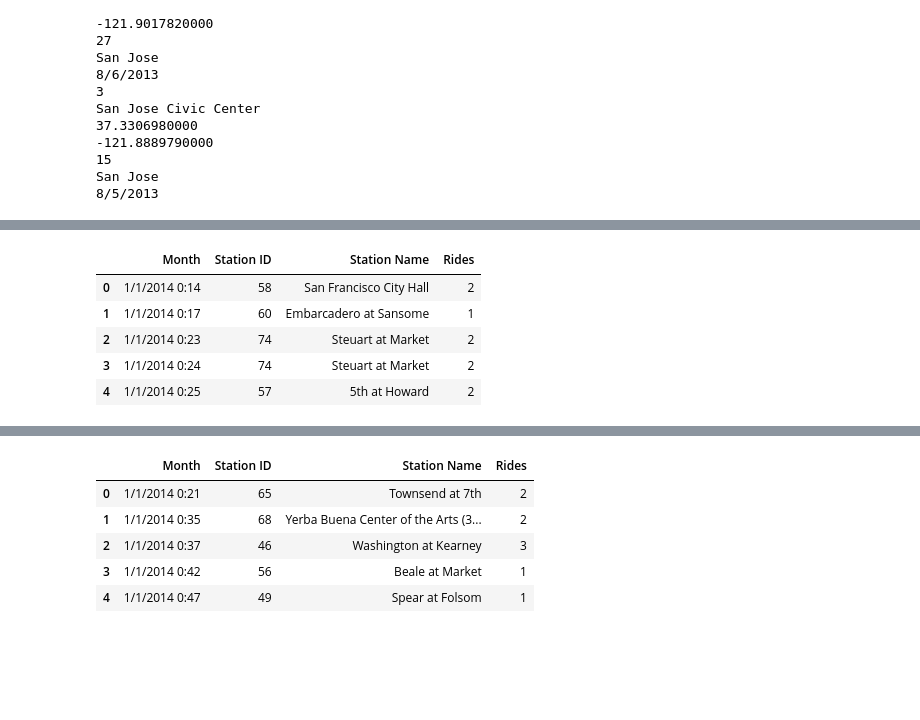
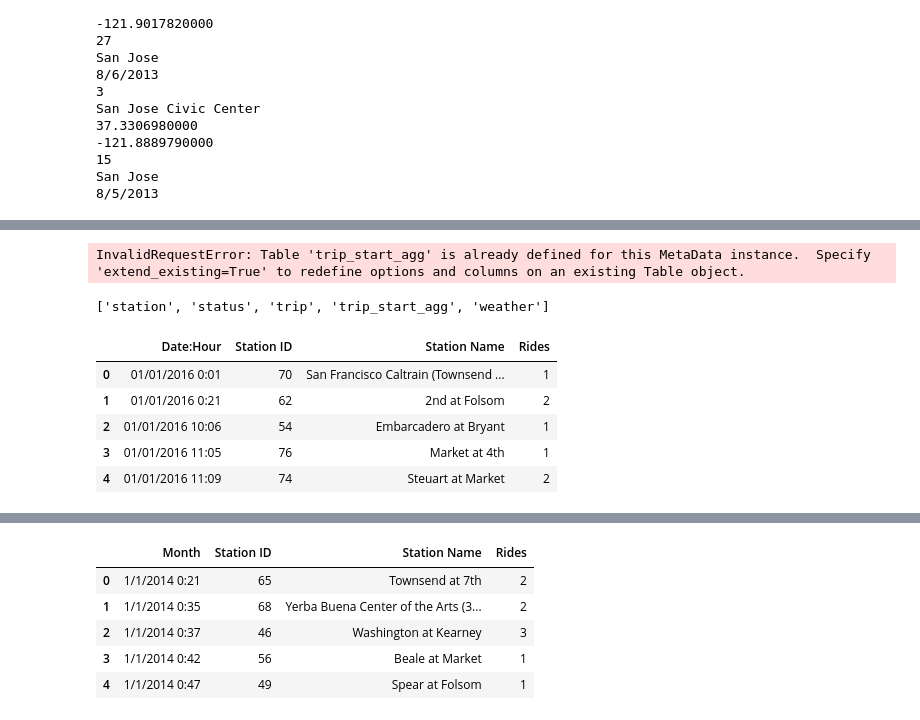
Before and after one commit to irakliintskirveli/Final_Project, a Jupyter notebook: bike_sharE_data.ipynb, the cells around one changed output, grey strips where cells are left out. Saved outputs shown, nothing was run; the diff lists cells and outputs as text; code cells hidden in the pictures; blank space fills up the shorter version.

```diff
--- a/bike_sharE_data.ipynb
+++ b/bike_sharE_data.ipynb
@@ -13,0 +40,9 @@ from sqlalchemy.ext.declarative import declarative_base
+# %%
+#filtering data for 2015-09-01
+mask = (tripfulldf['start_date'] > '2015-09-01')
+tripfulldf = tripfulldf.sort_values(by='start_date')
+tripPartialdf = tripfulldf.loc[mask]
+
+#checking earliest and latest date in file
+print(tripPartialdf.start_date.min())
+print(tripPartialdf.start_date.max())
@@ -13,0 +52,5 @@ from sqlalchemy.ext.declarative import declarative_base
+# %%
+#changing new trip file's date time to match datetime in sqlite table
+tripPartialdf['start_date'] = tripPartialdf['start_date'].dt.strftime('%m/%d/%Y %-H:%M')
+tripPartialdf['end_date'] = tripPartialdf['end_date'].dt.strftime('%m/%d/%Y %-H:%M')
+tripPartialdf.head()
@@ -138,0 +265,12 @@ Mountain View City Hall
+# %%
+# Define a Trip Start Grouped Table class
+class TripS(Base):
+    __tablename__ = "trip_start_agg"
+
+    id = Column(Integer, primary_key=True)
+    Date = Column(Text)
+    station_id = Column(Integer)
+    station_name = Column(String)
+    ride = Column(Integer)
+# %% [output]
+InvalidRequestError: Table 'trip_start_agg' is already defined for this MetaData instance.  Specify 'extend_existing=True' to redefine options and columns on an existing Table object.
@@ -139 +281,36 @@ Mountain View City Hall
+# %%
+#appending september 2015 - august 2016 trip data to trip sqlite table
+
+#Retrieving last ID in sqlite table
+#lastrow = session.query(Trip.id).order_by(Trip.id.desc()).first()
+#print(lastrow[0])
+#lastrow = lastrow[0]
+
+#count = 1
+
+for index, row in tripPartialdf.iterrows():
+
+    tripadd = Trip(id=row['trip_id'],
+                         duration=row['duration'],
+                         start_date=row["start_date"],
+                         start_station_name=row["start_station_name"],
+                         start_station_id=row["start_station_id"],
+                         end_date=row["end_date"],
+                         end_station_name=row["end_station_name"],
+                         end_station_id=row["end_station_id"],
+                         bike_id=row["bike_number"],
+                         subscription_type=row["subscriber_type"],
+                         zip_code=row['zip_code'])
+    session.add(tripadd)
+    session.commit()
+
+    #count = count + 1
+# %%
+# Create the inspector and connect it to the engine
+inspector = inspect(engine)
+
+# Collect the names of tables within the database
+inspector.get_table_names()
+# %% [output]
+['station', 'status', 'trip', 'trip_start_agg', 'weather']
 # %%
@@ -140,11 +318,12 @@ Mountain View City Hall
 data = session.query(Trip.start_date,Trip.start_station_id,Trip.start_station_name,func.count(Trip.start_station_id)).group_by(Trip.start_date,Trip.start_station_id,Trip.start_station_name).all()
 # %%
-datadf = pd.DataFrame(data, columns=['Month','Station ID','Station Name','Rides'])
+#transforming query data into DataFrame
+datadf = pd.DataFrame(data, columns=['Date:Hour','Station ID','Station Name','Rides'])
 datadf.head()
 # %% [output]
-|  | Month | Station ID | Station Name | Rides |
-| 0 | 1/1/2014 0:14 | 58 | San Francisco City Hall | 2 |
-| 1 | 1/1/2014 0:17 | 60 | Embarcadero at Sansome | 1 |
-| 2 | 1/1/2014 0:23 | 74 | Steuart at Market | 2 |
-| 3 | 1/1/2014 0:24 | 74 | Steuart at Market | 2 |
-| 4 | 1/1/2014 0:25 | 57 | 5th at Howard | 2 |
+|  | Date:Hour | Station ID | Station Name | Rides |
+| 0 | 01/01/2016 0:01 | 70 | San Francisco Caltrain (Townsend ... | 1 |
+| 1 | 01/01/2016 0:21 | 62 | 2nd at Folsom | 2 |
+| 2 | 01/01/2016 10:06 | 54 | Embarcadero at Bryant | 1 |
+| 3 | 01/01/2016 11:05 | 76 | Market at 4th | 1 |
+| 4 | 01/01/2016 11:09 | 74 | Steuart at Market | 2 |
```
Also changed, not shown: parts of 28 cells of this notebook.
